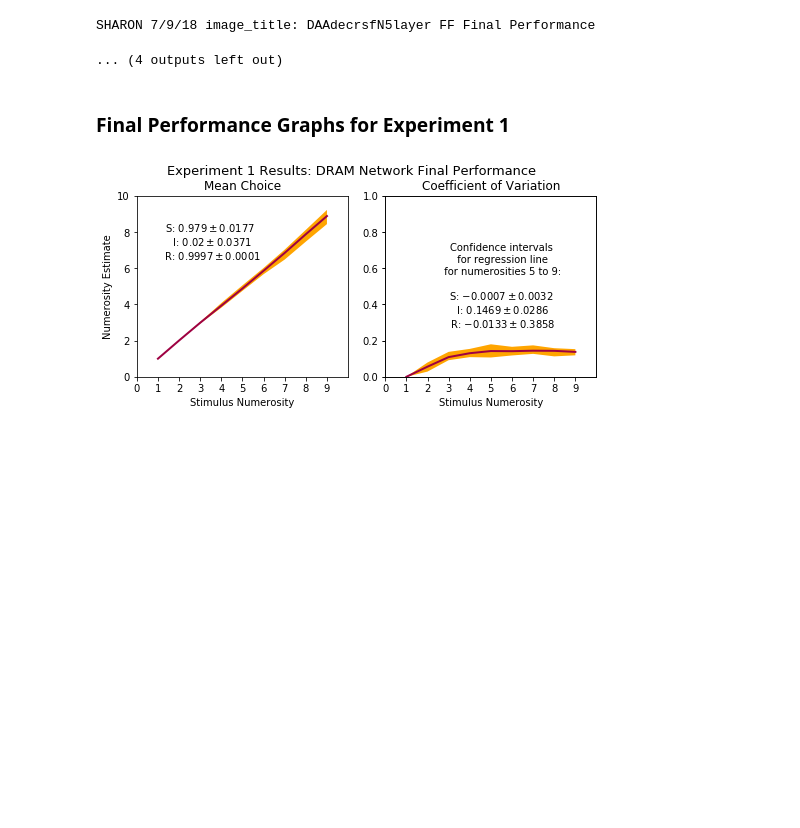
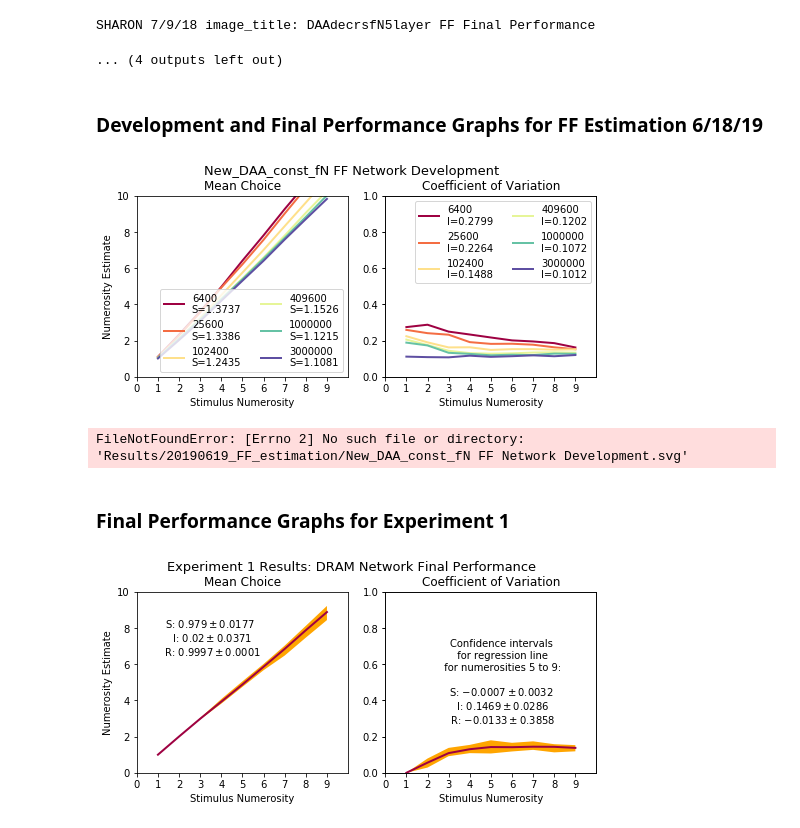
Before and after one commit to numberlearning/DRAM, a Jupyter notebook: 20181227_DRAM_Estimation_figures.ipynb, the cells around one changed output. Cells and saved outputs as stored; diff of their text form; code cells hidden in the pictures; blank space fills up the shorter version.

Commit message:
add new model mean and cv graphs

```diff
--- a/20181227_DRAM_Estimation_figures.ipynb
+++ b/20181227_DRAM_Estimation_figures.ipynb
@@ -488,7 +488,11 @@ def plot_stats(cm, all_iters, iter_indices,
     if show_plot:
         plt.show()
 
-    fig.savefig("Results/20190605_FF_estimation/" + title + '.svg')
+    import os
+    results_directory
+    if not os.path.exists(results_directory):
+        os.makedirs(results_directory)
+    fig.savefig("Results/20190619_FF_estimation/" + title + '.svg')
 
     table = str.maketrans({key: None for key in string.punctuation})
     image_title = title.translate(table)
@@ -709,6 +713,30 @@ SHARON 7/9/18 image_title: DAAconstfN5layer FF Final Performance
 [figure]
 SHARON 7/9/18 image_title: DAAdecrsfN5layer FF Final Performance
 ... (4 outputs left out)
+# %% [markdown]
+### Development and Final Performance Graphs for FF Estimation 6/18/19
+# %%
+ff_est_model_names = ["New_DAA_const_fN", "New_DAA_decrs_fN"]
+# Update plot_states to save figure in "Results/20190619_FF_estimation/"
+
+for model_name in ff_est_model_names:
+    data_directory = "data/" + model_name + "/"
+    all_iters = [0, 200, 400, 1600, 6400, 25600, 102400, 204800, 409600, 819200, 1000000, 1228800, 1638400, 2000000, 3000000]#, 4000000, 5000000, 6000000]
+    iters = [6400, 25600, 102400, 409600, 1000000, 3000000]
+    iter_indices = [i for i, iteration in enumerate(all_iters) if iteration in iters]
+    cm = np.load(data_directory + 'choice_msdcv.npy')[:,:,:10,:]
+    plot_stats(cm, all_iters, iter_indices, model_name + " FF Network Development", all_iters_same_row=True)
+
+for model_name in ff_est_model_names:
+    data_directory = "data/" + model_name + "/"
+    all_iters = [0, 200, 400, 1600, 6400, 25600, 102400, 204800, 409600, 819200, 1000000, 1228800, 1638400, 2000000, 3000000]#, 4000000, 5000000, 6000000]
+    iters = [3000000]
+    iter_indices = [i for i, iteration in enumerate(all_iters) if iteration in iters]
+    cm = np.load(data_directory + 'choice_msdcv.npy')[:,:,:10,:]
+    plot_stats(cm, all_iters, iter_indices, model_name + " FF Final Performance", all_iters_same_row=True, show_CIs=True, show_band=True, show_key=False)
+# %% [output]
+[figure, added]
+FileNotFoundError: [Errno 2] No such file or directory: 'Results/20190619_FF_estimation/New_DAA_const_fN FF Network Development.svg'
 # %% [markdown]
 ### Final Performance Graphs for Experiment 1
 # %%
```
Also changed, not shown: parts of 9 cells of this notebook, 5 other files.
